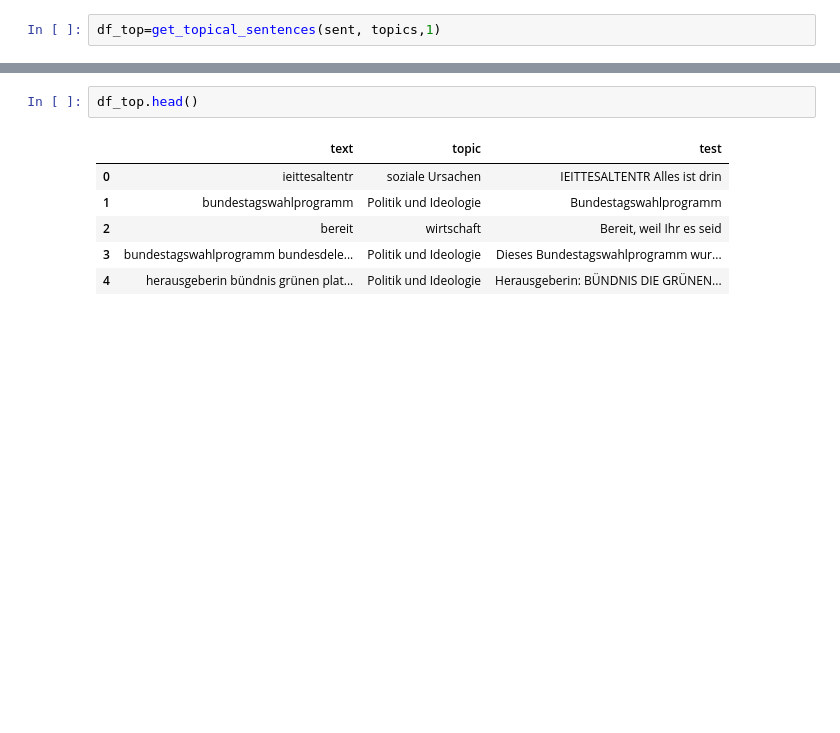
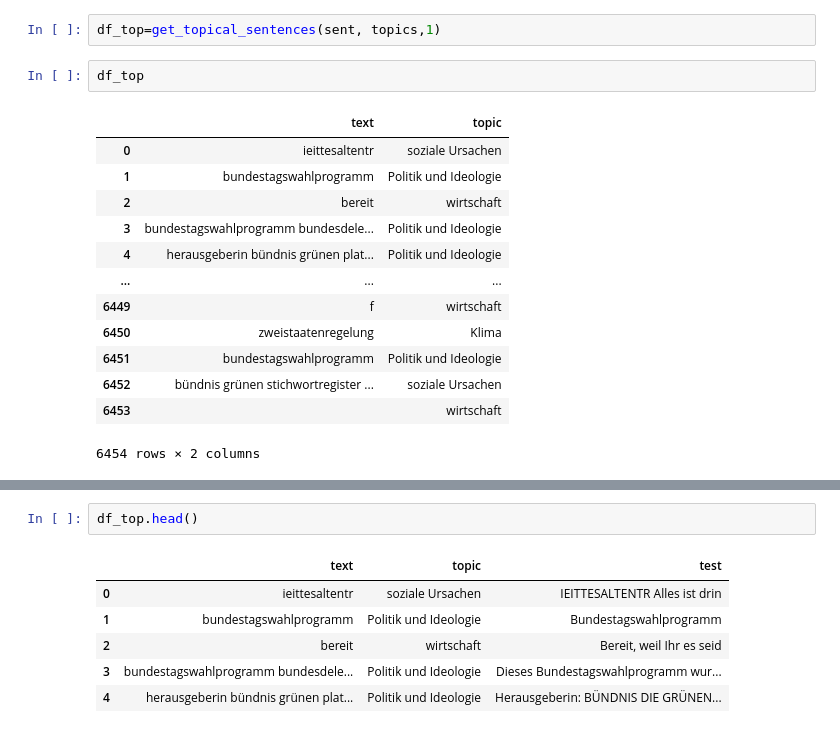
Before and after one commit to NICFRU/NLP, a Jupyter notebook: test.ipynb, the cells around one changed output, grey strips where cells are left out. Cells and saved outputs as stored; diff of their text form; blank space fills up the shorter version.

```diff
--- a/test.ipynb
+++ b/test.ipynb
@@ -643,2 +690,18 @@ topic_sentence_count
 # %%
 df_top=get_topical_sentences(sent, topics,1)
+# %%
+df_top
+# %% [output]
+|  | text | topic |
+| 0 | ieittesaltentr | soziale Ursachen |
+| 1 | bundestagswahlprogramm | Politik und Ideologie |
+| 2 | bereit | wirtschaft |
+| 3 | bundestagswahlprogramm bundesdele... | Politik und Ideologie |
+| 4 | herausgeberin bündnis grünen plat... | Politik und Ideologie |
+| ... | ... | ... |
+| 6449 | f | wirtschaft |
+| 6450 | zweistaatenregelung | Klima |
+| 6451 | bundestagswahlprogramm | Politik und Ideologie |
+| 6452 | bündnis grünen stichwortregister ... | soziale Ursachen |
+| 6453 |  | wirtschaft |
+6454 rows × 2 columns
```
Also changed, not shown: parts of 30 cells of this notebook, 2 other files.
